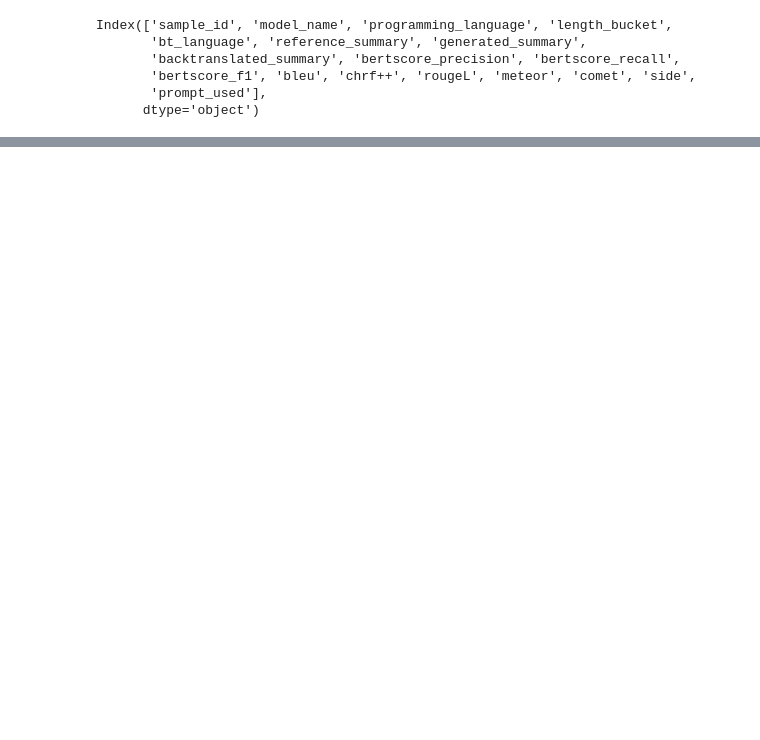
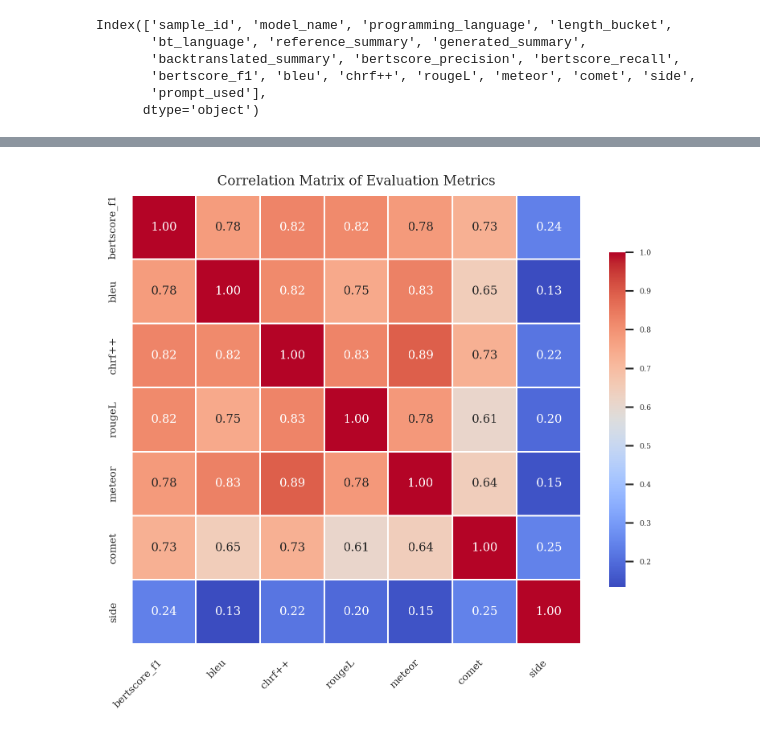
Before and after one commit to MadhuNimmo/CodeClarity, a Jupyter notebook: notebooks/rq_analysis.ipynb, the cells around one changed output, grey strips where cells are left out. Cells and saved outputs as stored; diff of their text form; code cells hidden in the pictures; blank space fills up the shorter version.

```diff
--- a/notebooks/rq_analysis.ipynb
+++ b/notebooks/rq_analysis.ipynb
@@ -111,0 +115,28 @@ plt.savefig("pl_nl_metrics_heatmap.png", dpi=500, bbox_inches='tight')
+# %%
+metrics = ['bertscore_f1',
+           'bleu', 'chrf++', 'rougeL', 'meteor', 'comet', 'side']
+# %%
+
+corr = df[metrics].corr()
+
+# --- Plot ---
+plt.figure(figsize=(6, 6), dpi=300)
+heatmap = sns.heatmap(
+    corr,
+    annot=True,
+    fmt=".2f",
+    cmap='coolwarm',
+    square=True,
+    linewidths=0.5,
+    cbar_kws={"shrink": 0.6},
+    annot_kws={"size": 7}
+)
+
+# --- Title and Layout ---
+plt.title('Correlation Matrix of Evaluation Metrics', fontsize=8)
+plt.xticks(rotation=45, ha='right', fontsize=6)
+plt.yticks(fontsize=6)
+filename = os.path.join("figures", "corr_eval_metrics.png")
+plt.savefig(filename, dpi=400, bbox_inches='tight')
+# %% [output]
+[figure, added]
```
Also changed, not shown: parts of 9 cells of this notebook, 6 other files.
